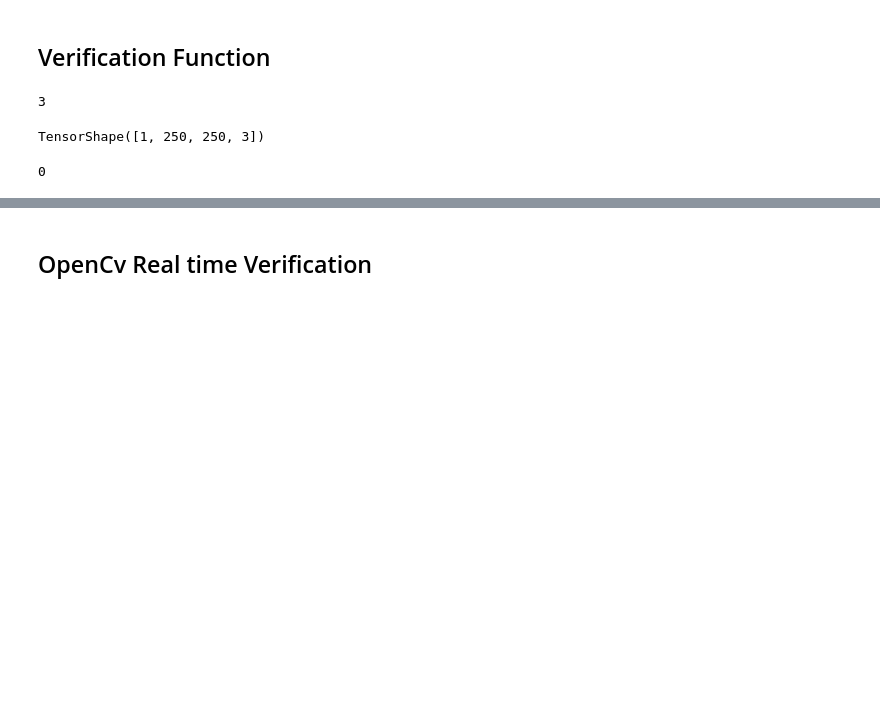
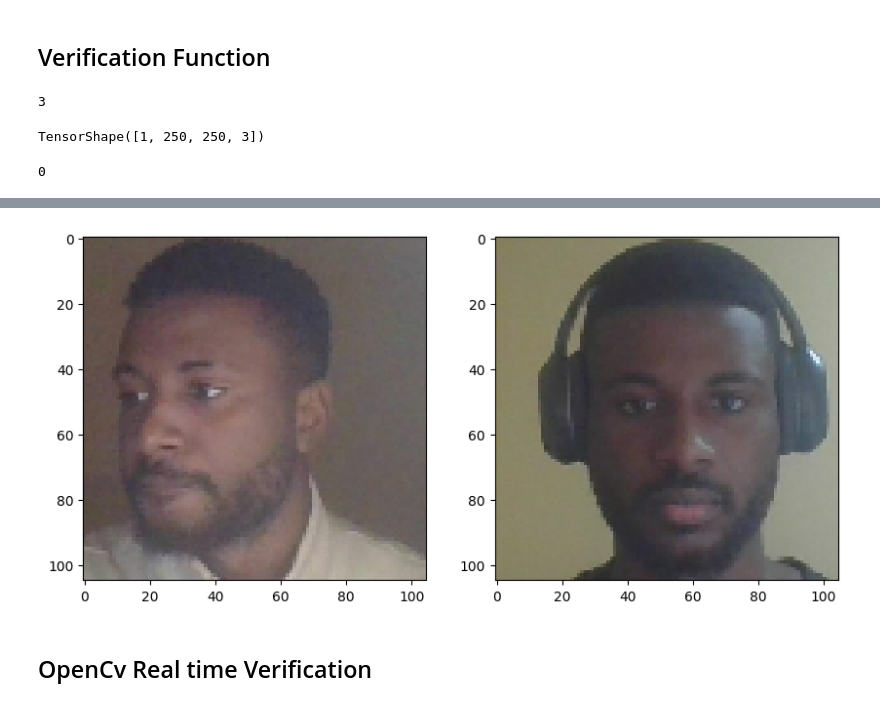
Before and after one commit to codeflamer/Siamese-paper-to-code, a Jupyter notebook: One-shot Image Recognition.ipynb, the cells around one changed output, grey strips where cells are left out. Cells and saved outputs as stored; diff of their text form; code cells hidden in the pictures; blank space fills up the shorter version.

```diff
--- a/One-shot Image Recognition.ipynb
+++ b/One-shot Image Recognition.ipynb
@@ -574,3 +580,7 @@ plt.imshow(image_2.numpy())
 # %%
-print(verify(siamese_model,0.5,0.5))
+plt.figure(figsize=(10,8))
+plt.subplot(1,2,1)
+plt.imshow(image_1.numpy())
+plt.subplot(1,2,2)
+plt.imshow(image_2.numpy())
 # %% [output]
@@ -594,3 +588,4 @@ print(verify(siamese_model,0.5,0.5))
+[figure, added]
 # %% [markdown]
 ## OpenCv Real time Verification
 # %%
```
Also changed, not shown: parts of 6 cells of this notebook, 7 other files.
